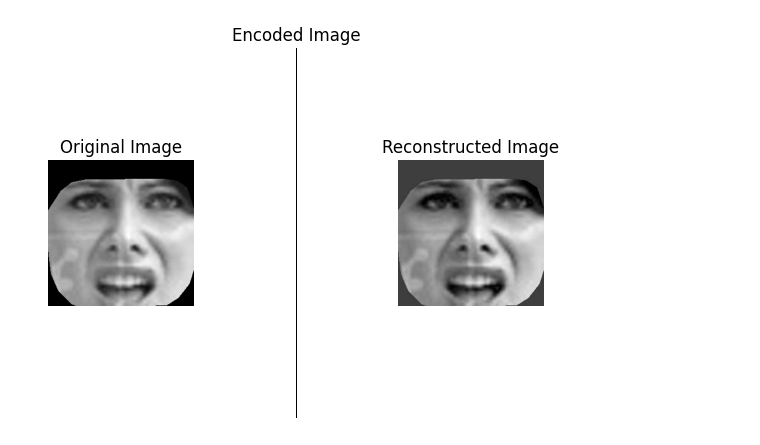
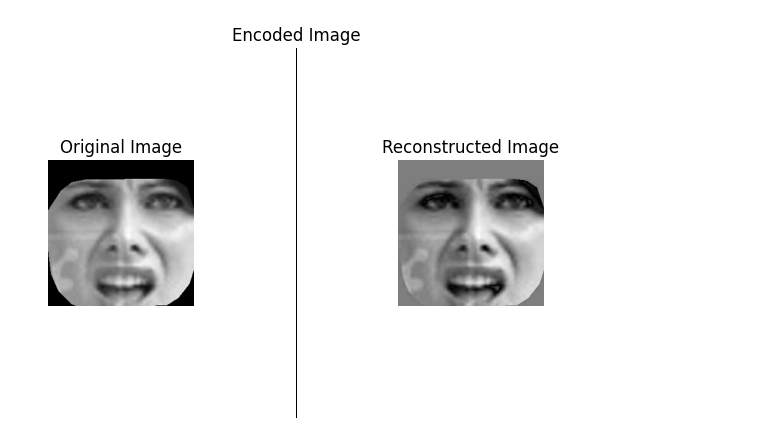
Before and after one commit to munnigel/Facial-Expression-Recognition, a Jupyter notebook: preprocessing/4_autoencoder.ipynb, the cells around one changed output. Drawn from its saved outputs; the diff is of its cells as text; code cells hidden in the pictures.

```diff
--- a/preprocessing/4_autoencoder.ipynb
+++ b/preprocessing/4_autoencoder.ipynb
@@ -1,10 +1,15 @@
 # %%
 import numpy as np
 import cv2
+import tensorflow as tf
 from keras.layers import Input, Dense
 from keras.models import Model
 import matplotlib.pyplot as plt
 import matplotlib.image as mpimg
+
+# Set the seed value for NumPy and TensorFlow random number generator
+np.random.seed(42)
+tf.random.set_seed(42)
 
 # Load and preprocess the image data
 img_path = "normalized.jpg"
@@ -44,7 +49,7 @@ batch_size = 1
 autoencoder.fit(x_train, x_train,
                 epochs=num_epochs,
                 batch_size=batch_size,
-                shuffle=True)
+                shuffle=False)
 
 # Get the encoded representation of the image
 encoder = Model(input_img, encoded)
@@ -97 +102 @@ Epoch 65/65
-[figure, old version]
+[figure, new version]
```
Also changed, not shown: parts of 1 cell of this notebook, 14 other files.
